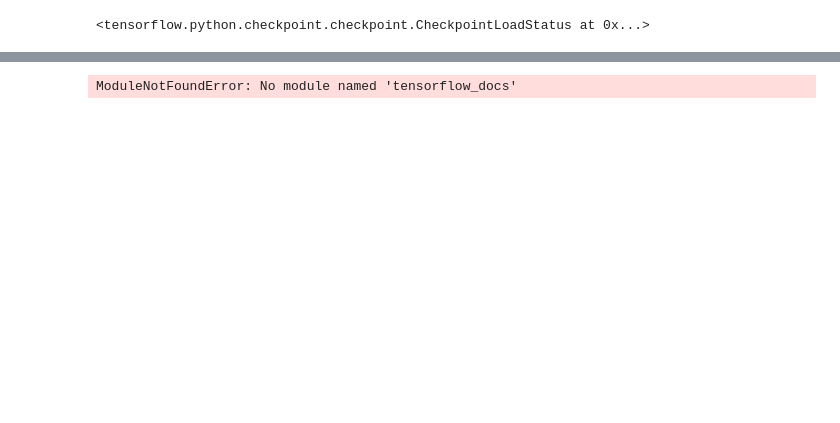
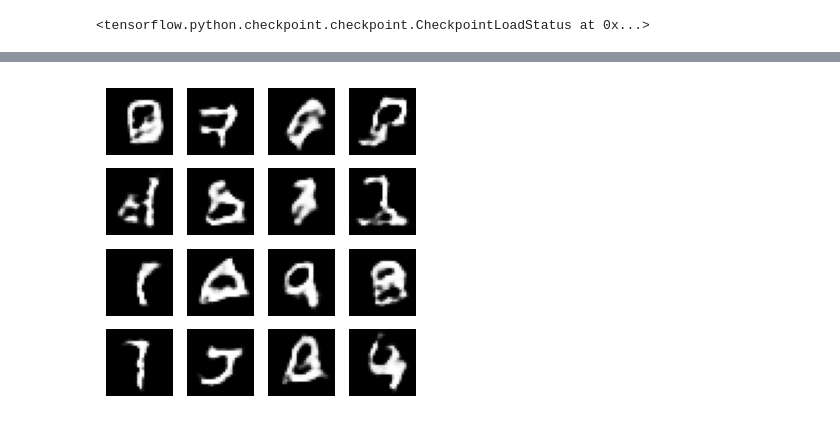
Before and after one commit to Suraj225-sys/Data-Augmentation-project, a Jupyter notebook: Models/imageAugment.ipynb, the cells around one changed output, grey strips where cells are left out. Drawn from its saved outputs; the diff is of its cells as text; code cells hidden in the pictures; blank space fills up the shorter version.

```diff
--- a/Models/imageAugment.ipynb
+++ b/Models/imageAugment.ipynb
@@ -316,8 +317,15 @@ with imageio.get_writer(anim_file, mode='I') as writer:
     writer.append_data(image)
   image = imageio.imread(filename)
   writer.append_data(image)
-# %%
-import tensorflow_docs.vis.embed as embed
-embed.embed_file(anim_file)
-# %% [output]
-ModuleNotFoundError: No module named 'tensorflow_docs'
+# %%
+# Assuming you have already run the provided code and defined the necessary functions and variables
+
+# Define the seed for generating images
+num_examples_to_generate = 16
+noise_dim = 100
+seed = tf.random.normal([num_examples_to_generate, noise_dim])
+
+# Use the generator model to generate and save images
+generate_and_save_images(generator, 100, seed)
+# %% [output]
+[figure, added]
```
Also changed, not shown: parts of 6 cells of this notebook, 58 other files.
